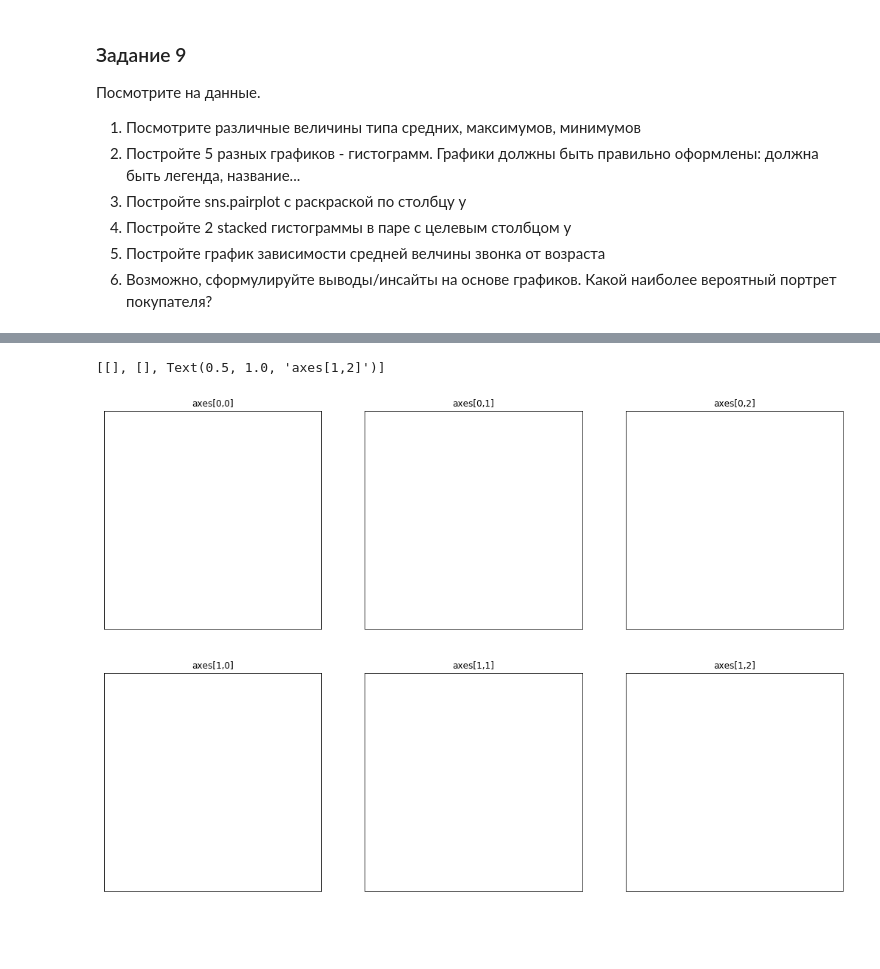
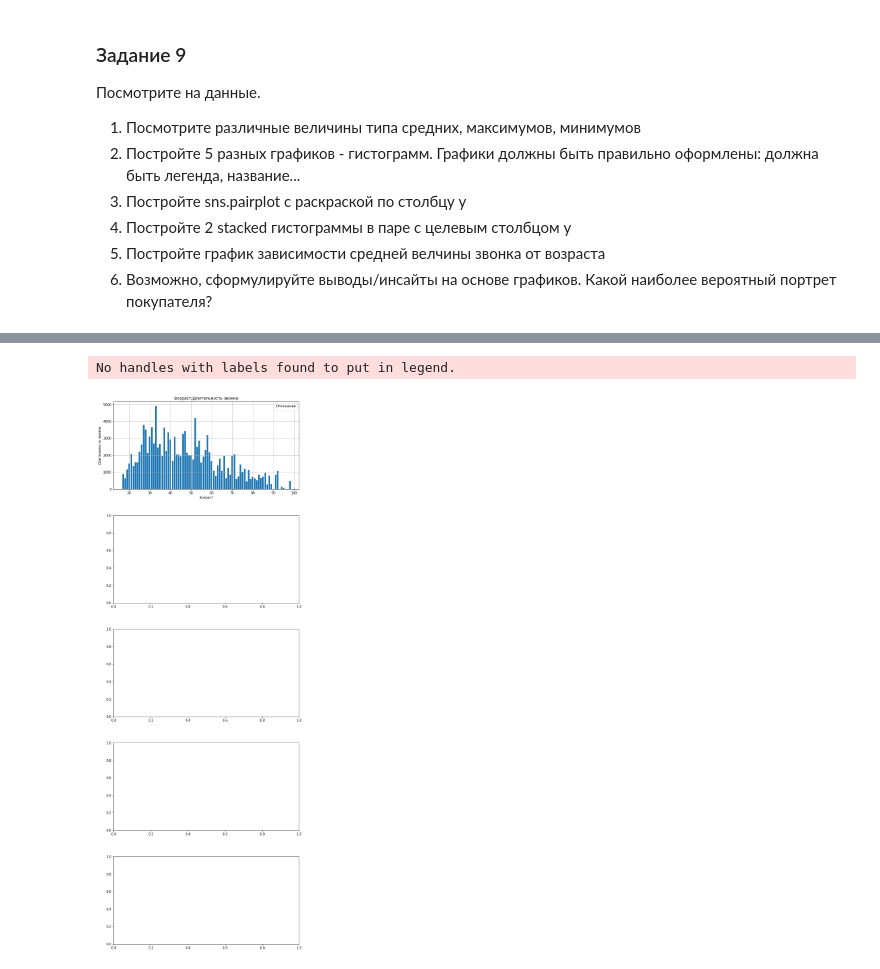
Before and after one commit to theysee/sberbank_reboot, a Jupyter notebook: Поток_3_Практика_к_занятию_3.ipynb, the cells around one changed output, grey strips where cells are left out. Drawn from its saved outputs; the diff is of its cells as text; code cells hidden in the pictures; blank space fills up the shorter version.

```diff
--- a/Поток_3_Практика_к_занятию_3.ipynb
+++ b/Поток_3_Практика_к_занятию_3.ipynb
@@ -472,20 +472,23 @@ data.describe()
 | 50% | 38.00000 | 180.000000 | 2.000000 | 999.000000 | 0.000000 | 1.100000 | 93.749000 | -41.800000 | ... |
 | 75% | 47.00000 | 319.000000 | 3.000000 | 999.000000 | 0.000000 | 1.400000 | 93.994000 | -36.400000 | ... |
 | max | 98.00000 | 4918.000000 | 56.000000 | 999.000000 | 7.000000 | 1.400000 | 94.767000 | -26.900000 | ... |
-# %%
-#2. Постройте 5 разных графиков - гистограмм. Графики должны быть правильно оформлены: должна быть легенда, название...
-import matplotlib.pyplot as plt
-%matplotlib inline
-
-fig, axes = plt.subplots(2, 3)
-fig.set_figwidth(18)
-fig.set_figheight(12)
-axes[0,0].hist(data['age'], bins = 50, rwidth = 0.4).set(title='axes[0,0]', xticks=[], yticks=[])
-axes[0,1].hist(data['duration'], bins = 50, rwidth = 0.4).set(title='axes[0,1]', xticks=[], yticks=[])
-axes[0,2].hist(data['age'], bins = 50, rwidth = 0.4).set(title='axes[0,2]', xticks=[], yticks=[])
-axes[1,0].hist(data['age'], bins = 50, rwidth = 0.4).set(title='axes[1,0]', xticks=[], yticks=[])
-axes[1,1].hist(data['age'], bins = 50, rwidth = 0.4).set(title='axes[1,1]', xticks=[], yticks=[])
-axes[1,2].hist(data['age'], bins = 50, rwidth = 0.4).set(title='axes[1,2]', xticks=[], yticks=[])
-# %% [output]
-[[], [], Text(0.5, 1.0, 'axes[1,2]')]
-[figure, removed]
+# %%
+#2. Постройте 5 разных графиков - гистограмм. Графики должны быть правильно оформлены: должна быть легенда, название...
+import matplotlib.pyplot as plt
+%matplotlib inline
+
+fig, axes = plt.subplots(5)
+plt.subplots_adjust(hspace=0.3)
+
+fig.set_figwidth(10)
+fig.set_figheight(30)
+
+axes[0].bar(data['age'],data['duration'])
+axes[0].set_title('Возраст/Длительность звонка')
+axes[0].set_xlabel('Возраст')
+axes[0].set_ylabel('Длительность звонка')
+axes[0].legend(title='Отношение')
+axes[0].grid()
+# %% [output]
+No handles with labels found to put in legend.
+[figure, added]
```
Also changed, not shown: parts of 6 cells of this notebook.
